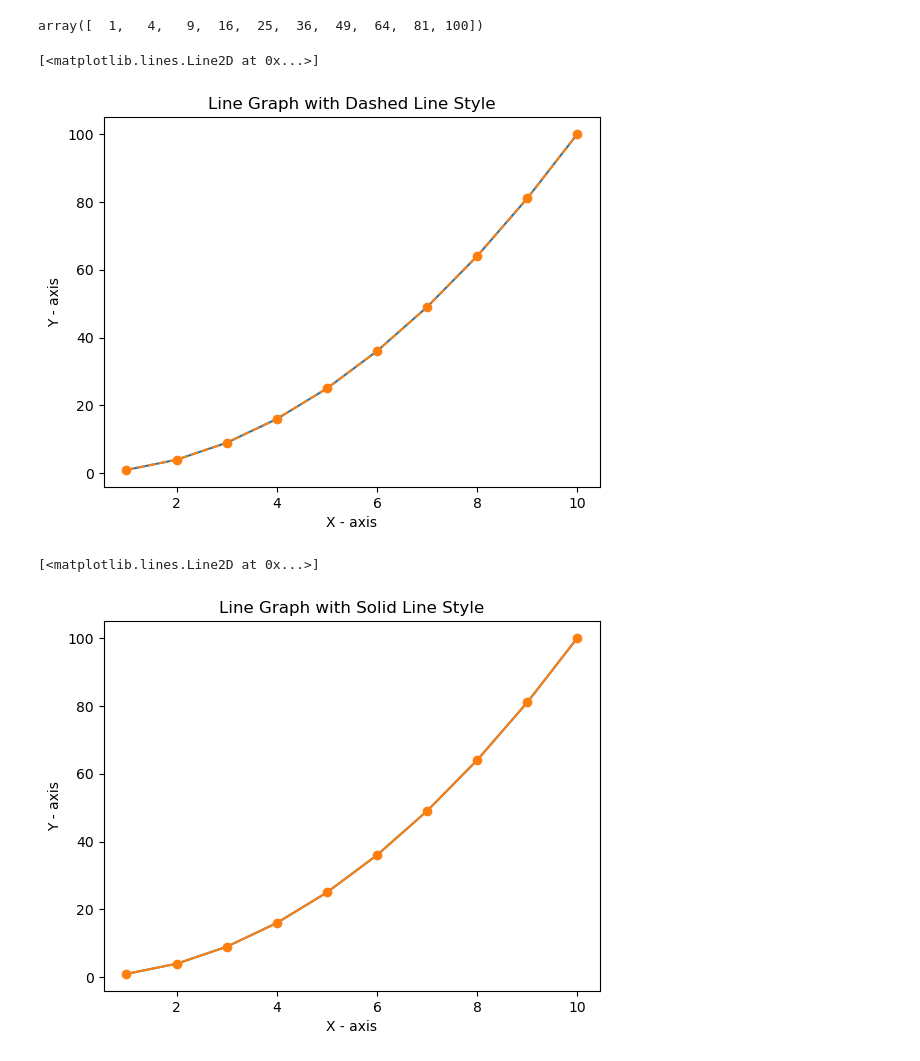
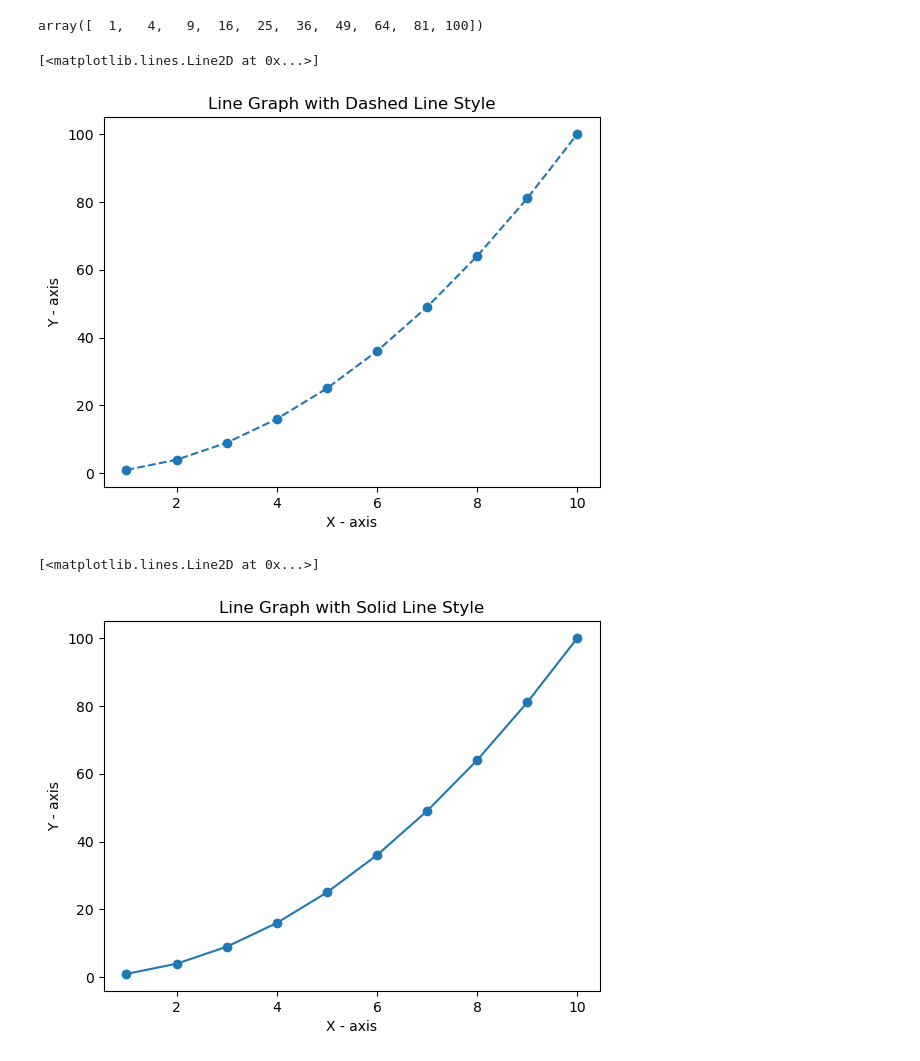
Before and after one commit to vandanasri/MatplotlibLearnings, a Jupyter notebook: LineGraph/LineStyleProperty.ipynb, the cells around one changed output. Cells and saved outputs as stored; diff of their text form; code cells hidden in the pictures.

```diff
--- a/LineGraph/LineStyleProperty.ipynb
+++ b/LineGraph/LineStyleProperty.ipynb
@@ -13,7 +13,6 @@ b
 # %% [output]
 array([  1,   4,   9,  16,  25,  36,  49,  64,  81, 100])
 # %%
-plt.plot(a,b)
 plt.title('Line Graph with Dashed Line Style')
 plt.xlabel('X - axis')
 plt.ylabel('Y - axis')
@@ -21,15 +20,14 @@ plt.ylabel('Y - axis')
 plt.plot(a,b,marker='o', linestyle ='--')
 # %% [output]
 [<matplotlib.lines.Line2D at 0x...>]
-[figure, old version]
+[figure, new version]
 # %%
-plt.plot(a,b)
 plt.title('Line Graph with Solid Line Style')
 plt.xlabel('X - axis')
 plt.ylabel('Y - axis')
 #adding marker property as marker ='o' & linestyle='-'
 plt.plot(a,b,marker='o', linestyle ='-')
 # %% [output]
 [<matplotlib.lines.Line2D at 0x...>]
-[figure, old version]
+[figure, new version]
 # %%
```
Also changed, not shown: parts of 2 cells of this notebook, 1 other file.
